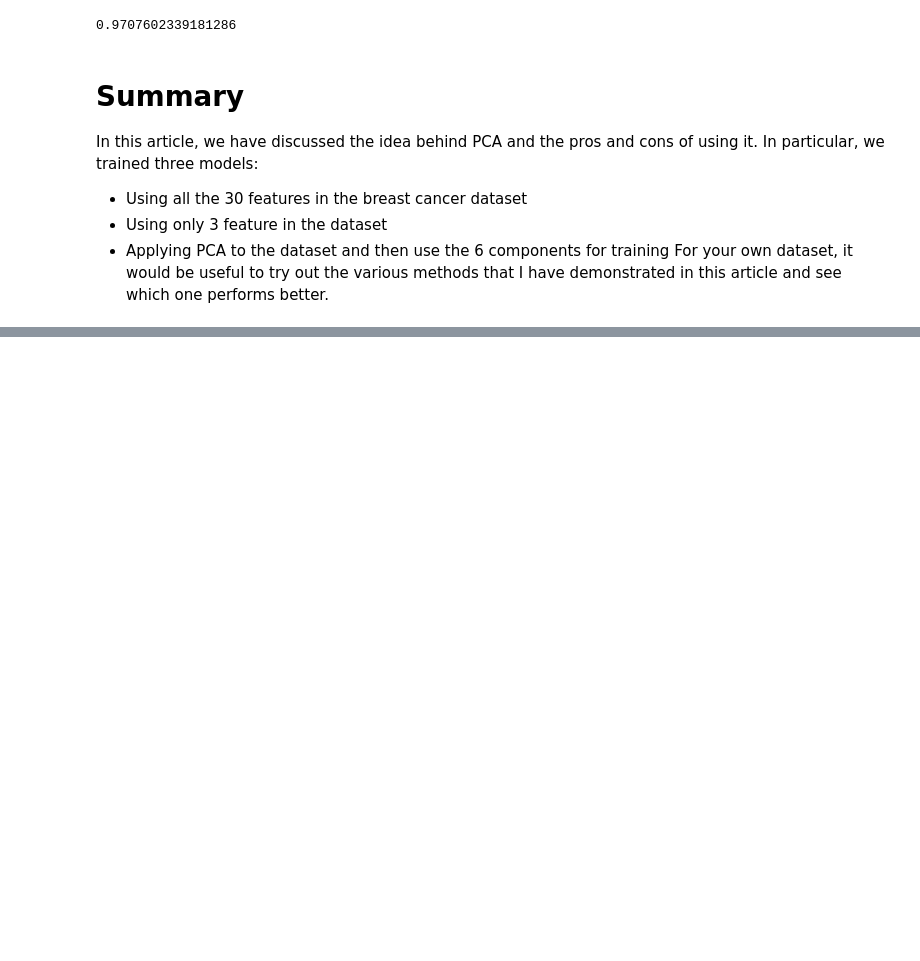
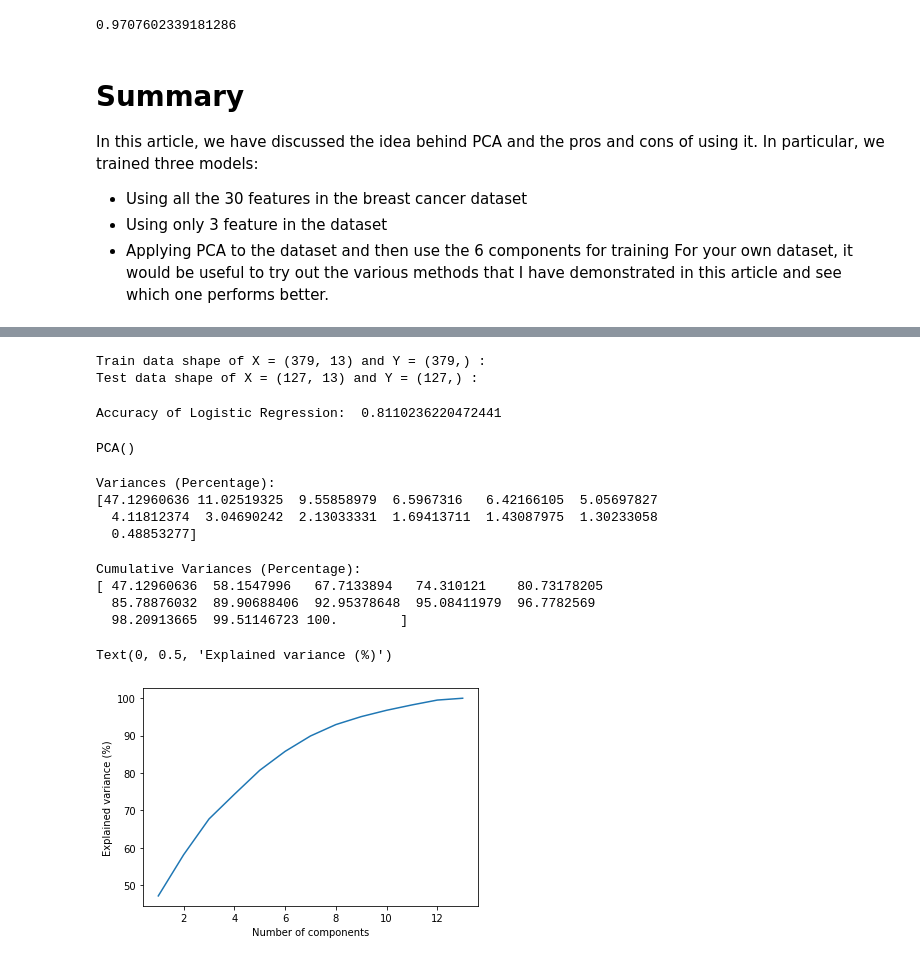
Before and after one commit to Rohan5076/machine-learning, a Jupyter notebook: Using_Principal_Component_Analysis_(PCA)_for_Machine_Learning.ipynb, the cells around one changed output, grey strips where cells are left out. Saved outputs shown, nothing was run; the diff lists cells and outputs as text; code cells hidden in the pictures; blank space fills up the shorter version.

```diff
--- a/Using_Principal_Component_Analysis_(PCA)_for_Machine_Learning.ipynb
+++ b/Using_Principal_Component_Analysis_(PCA)_for_Machine_Learning.ipynb
@@ -451,0 +557,5 @@ For your own dataset, it would be useful to try out the various methods that I h
+# %%
+cut_points=[16.25,27.5,38.75];
+labels=["1","2","3","4"]
+boston_pd["House_Rating"]=binningfunction(boston_pd["House_Price"],cut_points,labels)
+boston_pd
@@ -451,0 +577,3 @@ For your own dataset, it would be useful to try out the various methods that I h
+# %%
+boston_pd.drop(['House_Price'],axis=1,inplace=True)
+boston_pd.head()
@@ -451,0 +604,67 @@ For your own dataset, it would be useful to try out the various methods that I h
+# %%
+print("Train data shape of X = % s and Y = % s : "%(
+	x_train.shape, y_train.shape))
+
+print("Test data shape of X = % s and Y = % s : "%(
+	x_test.shape, y_test.shape))
+# %% [output]
+Train data shape of X = (379, 13) and Y = (379,) :
+Test data shape of X = (127, 13) and Y = (127,) :
+# %%
+from sklearn.metrics import accuracy_score
+from sklearn.linear_model import LogisticRegression
+lr = LogisticRegression()
+lr.fit(x_train,y_train)
+
+y_pred = lr.predict(x_test)
+
+# print the accuracy
+print("Accuracy of Logistic Regression: ", accuracy_score(y_test, y_pred))
+# %% [output]
+Accuracy of Logistic Regression:  0.8110236220472441
+# %%
+from sklearn.preprocessing import StandardScaler
+# get the features and label from the original dataframe
+X = boston_pd.iloc[:,:-1]
+y = boston_pd.iloc[:,-1]
+# performing standardization
+sc = StandardScaler()
+X_scaled = sc.fit_transform(X)
+# %%
+from sklearn.decomposition import PCA
+components = None
+pca = PCA(n_components = components)
+# perform PCA on the scaled data
+pca.fit(X_scaled)
+# %% [output]
+PCA()
+# %%
+# print the explained variances
+print("Variances (Percentage):")
+print(pca.explained_variance_ratio_ * 100)
+print()
+# %% [output]
+Variances (Percentage):
+[47.12960636 11.02519325  9.55858979  6.5967316   6.42166105  5.05697827
+  4.11812374  3.04690242  2.13033331  1.69413711  1.43087975  1.30233058
+  0.48853277]
+# %%
+print("Cumulative Variances (Percentage):")
+print(pca.explained_variance_ratio_.cumsum() * 100)
+print()
+# %% [output]
+Cumulative Variances (Percentage):
+[ 47.12960636  58.1547996   67.7133894   74.310121    80.73178205
+  85.78876032  89.90688406  92.95378648  95.08411979  96.7782569
+  98.20913665  99.51146723 100.        ]
+# %%
+# plot a scree plot
+components = len(pca.explained_variance_ratio_) \
+    if components is None else components
+plt.plot(range(1,components+1),
+         np.cumsum(pca.explained_variance_ratio_ * 100))
+plt.xlabel("Number of components")
+plt.ylabel("Explained variance (%)")
+# %% [output]
+Text(0, 0.5, 'Explained variance (%)')
+[figure, added]
```
Also changed, not shown: parts of 18 cells of this notebook.
